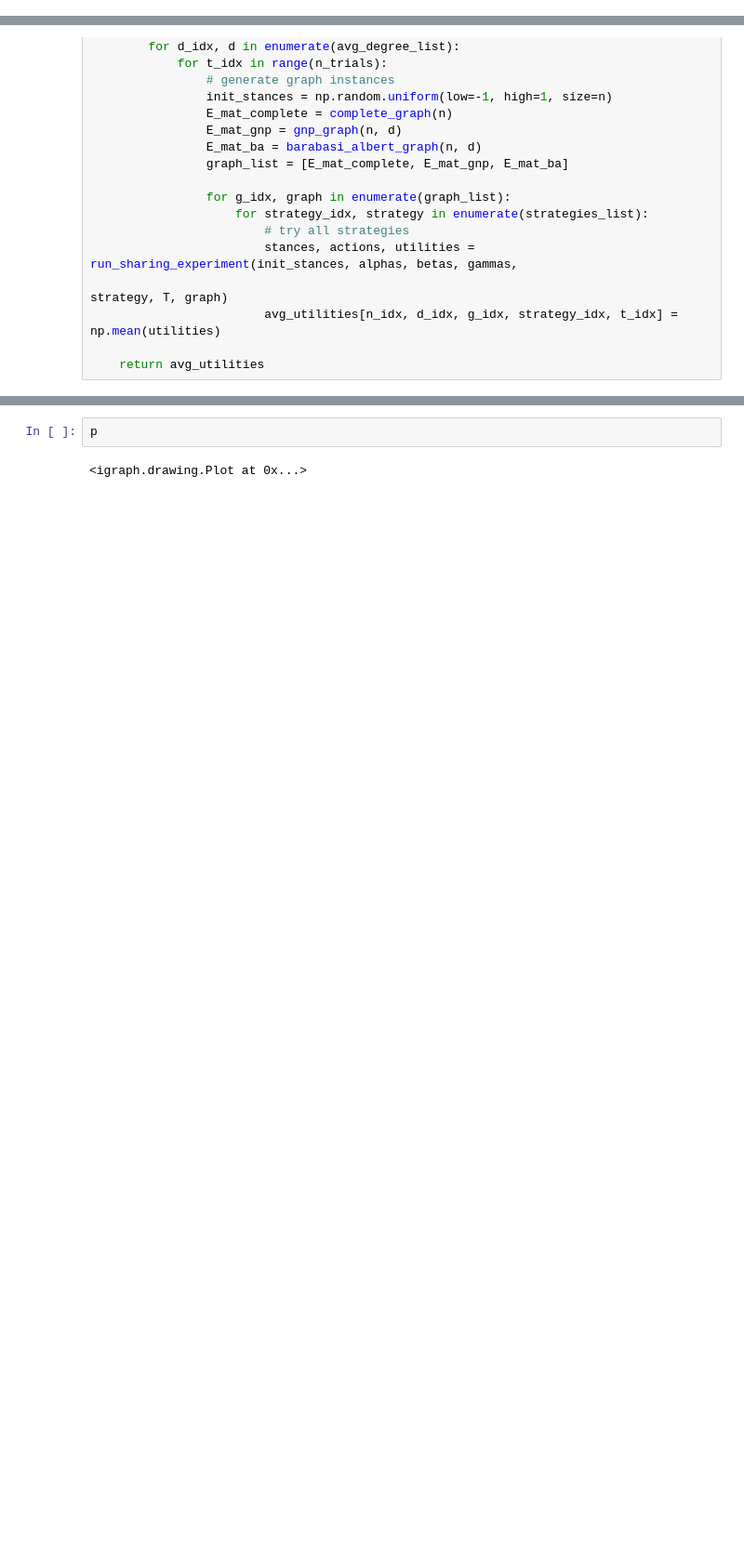
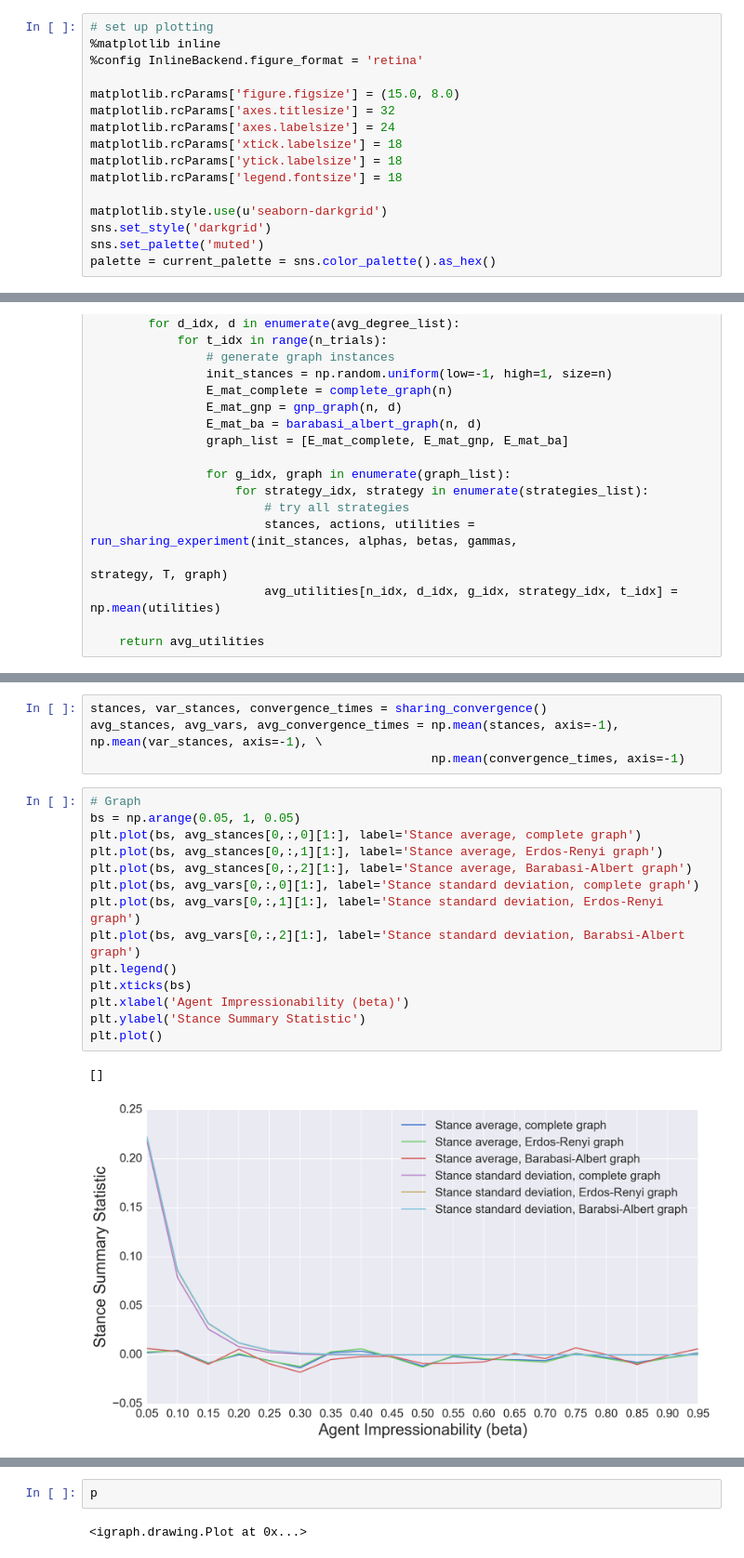
Before and after one commit to mislam5285/opinet, a Jupyter notebook: opinet/experiments.ipynb, the cells around one changed output, grey strips where cells are left out. Shown: that part at 93% size. Cells and saved outputs as stored; diff of their text form; blank space fills up the shorter version.

```diff
--- a/opinet/experiments.ipynb
+++ b/opinet/experiments.ipynb
@@ -5,3 +12,19 @@ from graphs import complete_graph, gnp_graph, barabasi_albert_graph
 from util import convergence_time, run_sharing_experiment, run_following_experiment
 from evolve import run_evolving_experiment
 from visualize import plot_graph
+# %%
+# set up plotting
+%matplotlib inline
+%config InlineBackend.figure_format = 'retina'
+
+matplotlib.rcParams['figure.figsize'] = (15.0, 8.0)
+matplotlib.rcParams['axes.titlesize'] = 32
+matplotlib.rcParams['axes.labelsize'] = 24
+matplotlib.rcParams['xtick.labelsize'] = 18
+matplotlib.rcParams['ytick.labelsize'] = 18
+matplotlib.rcParams['legend.fontsize'] = 18
+
+matplotlib.style.use(u'seaborn-darkgrid')
+sns.set_style('darkgrid')
+sns.set_palette('muted')
+palette = current_palette = sns.color_palette().as_hex()
@@ -303,0 +294,21 @@ avg_utilities, stance_mults, diff_mults = sharing_evolution()
+# %%
+stances, var_stances, convergence_times = sharing_convergence()
+avg_stances, avg_vars, avg_convergence_times = np.mean(stances, axis=-1), np.mean(var_stances, axis=-1), \
+                                               np.mean(convergence_times, axis=-1)
+# %%
+# Graph
+bs = np.arange(0.05, 1, 0.05)
+plt.plot(bs, avg_stances[0,:,0][1:], label='Stance average, complete graph')
+plt.plot(bs, avg_stances[0,:,1][1:], label='Stance average, Erdos-Renyi graph')
+plt.plot(bs, avg_stances[0,:,2][1:], label='Stance average, Barabasi-Albert graph')
+plt.plot(bs, avg_vars[0,:,0][1:], label='Stance standard deviation, complete graph')
+plt.plot(bs, avg_vars[0,:,1][1:], label='Stance standard deviation, Erdos-Renyi graph')
+plt.plot(bs, avg_vars[0,:,2][1:], label='Stance standard deviation, Barabsi-Albert graph')
+plt.legend()
+plt.xticks(bs)
+plt.xlabel('Agent Impressionability (beta)')
+plt.ylabel('Stance Summary Statistic')
+plt.plot()
+# %% [output]
+[]
+[figure, added]
```
Also changed, not shown: parts of 21 cells of this notebook, 8 other files.
